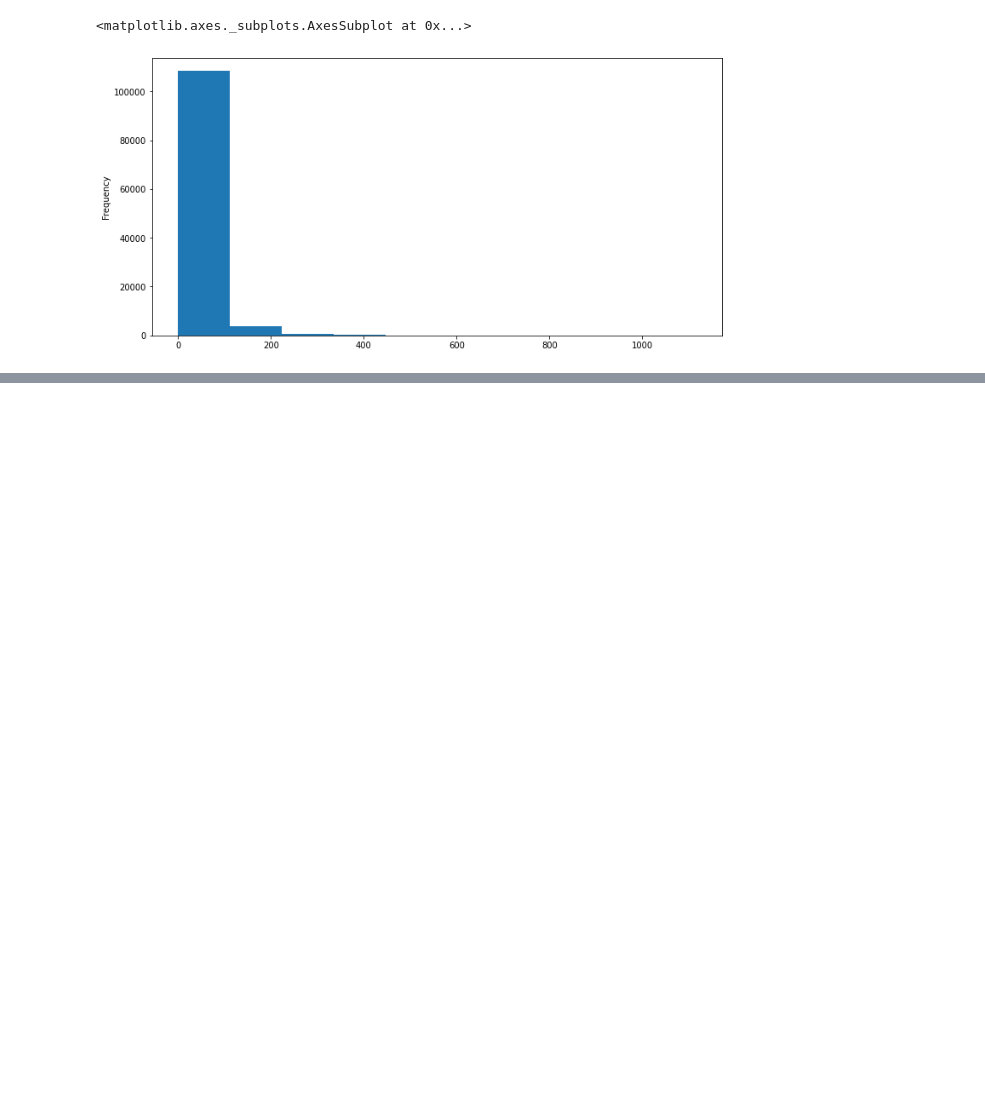
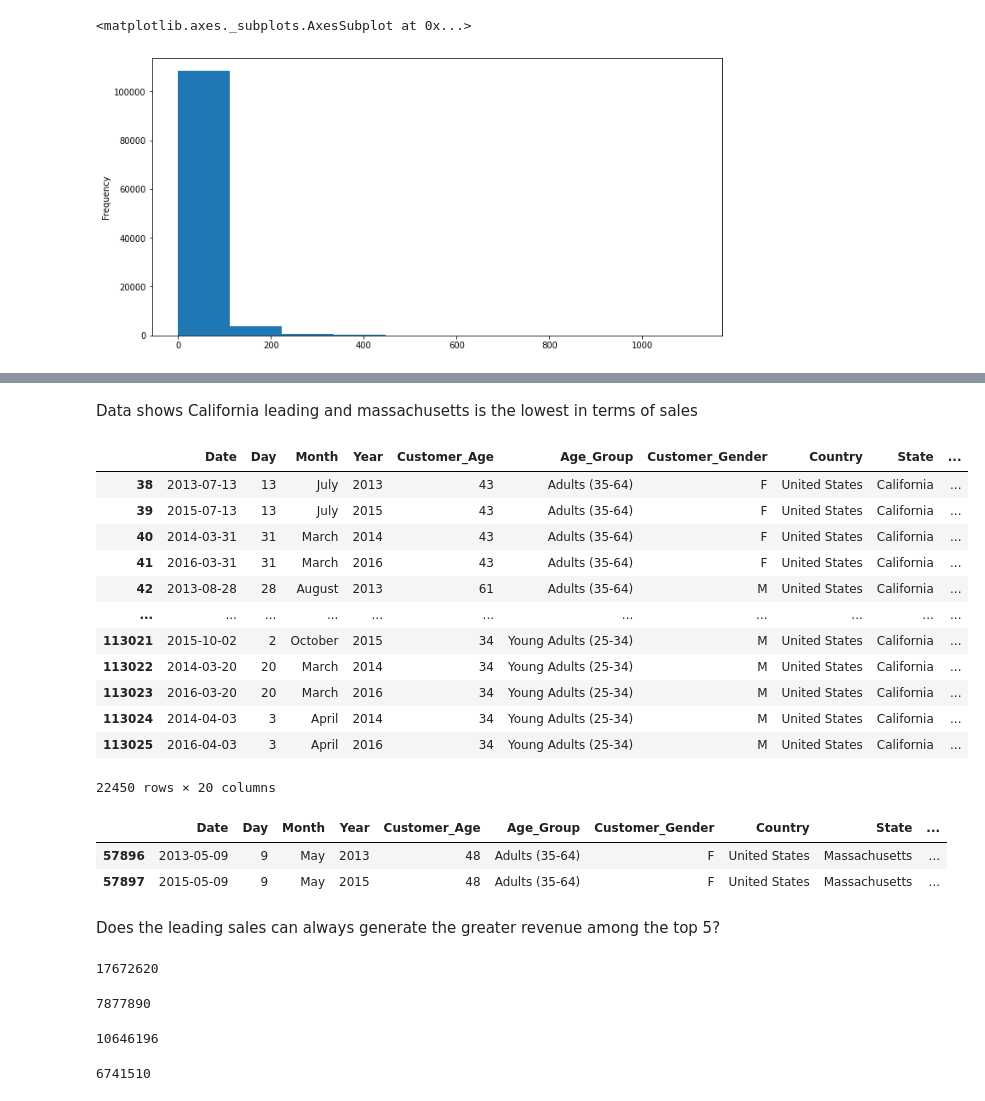
Before and after one commit to azizpambayun/project, a Jupyter notebook: sales_data_analysis.ipynb, the cells around one changed output, grey strips where cells are left out. Saved outputs shown, nothing was run; the diff lists cells and outputs as text; code cells hidden in the pictures; blank space fills up the shorter version.

```diff
--- a/sales_data_analysis.ipynb
+++ b/sales_data_analysis.ipynb
@@ -228,0 +286,2 @@ sales['Revenue_per_Age'].plot(kind='hist', figsize=(12,6))
+# %%
+sales['Unit_Price'] *= 1.02
@@ -228,0 +321,42 @@ sales['Revenue_per_Age'].plot(kind='hist', figsize=(12,6))
+# %% [markdown]
+Data shows California leading and massachusetts is the lowest in terms of sales
+# %%
+sales.loc[sales['State'] == 'California']
+# %% [output]
+|  | Date | Day | Month | Year | Customer_Age | Age_Group | Customer_Gender | Country | State | ... |
+| 38 | 2013-07-13 | 13 | July | 2013 | 43 | Adults (35-64) | F | United States | California | ... |
+| 39 | 2015-07-13 | 13 | July | 2015 | 43 | Adults (35-64) | F | United States | California | ... |
+| 40 | 2014-03-31 | 31 | March | 2014 | 43 | Adults (35-64) | F | United States | California | ... |
+| 41 | 2016-03-31 | 31 | March | 2016 | 43 | Adults (35-64) | F | United States | California | ... |
+| 42 | 2013-08-28 | 28 | August | 2013 | 61 | Adults (35-64) | M | United States | California | ... |
+| ... | ... | ... | ... | ... | ... | ... | ... | ... | ... | ... |
+| 113021 | 2015-10-02 | 2 | October | 2015 | 34 | Young Adults (25-34) | M | United States | California | ... |
+| 113022 | 2014-03-20 | 20 | March | 2014 | 34 | Young Adults (25-34) | M | United States | California | ... |
+| 113023 | 2016-03-20 | 20 | March | 2016 | 34 | Young Adults (25-34) | M | United States | California | ... |
+| 113024 | 2014-04-03 | 3 | April | 2014 | 34 | Young Adults (25-34) | M | United States | California | ... |
+| 113025 | 2016-04-03 | 3 | April | 2016 | 34 | Young Adults (25-34) | M | United States | California | ... |
+22450 rows × 20 columns
+# %%
+sales.loc[sales['State'] == 'Massachusetts']
+# %% [output]
+|  | Date | Day | Month | Year | Customer_Age | Age_Group | Customer_Gender | Country | State | ... |
+| 57896 | 2013-05-09 | 9 | May | 2013 | 48 | Adults (35-64) | F | United States | Massachusetts | ... |
+| 57897 | 2015-05-09 | 9 | May | 2015 | 48 | Adults (35-64) | F | United States | Massachusetts | ... |
+# %% [markdown]
+Does the leading sales can always generate the greater revenue among the top 5?
+# %%
+sales.loc[sales['State'] == 'California', 'Revenue'].sum()
+# %% [output]
+17672620
+# %%
+sales.loc[sales['State'] == 'British Columbia', 'Revenue'].sum()
+# %% [output]
+7877890
+# %%
+sales.loc[sales['State'] == 'England', 'Revenue'].sum()
+# %% [output]
+10646196
+# %%
+sales.loc[sales['State'] == 'Washington', 'Revenue'].sum()
+# %% [output]
+6741510
```
Also changed, not shown: parts of 17 cells of this notebook.
